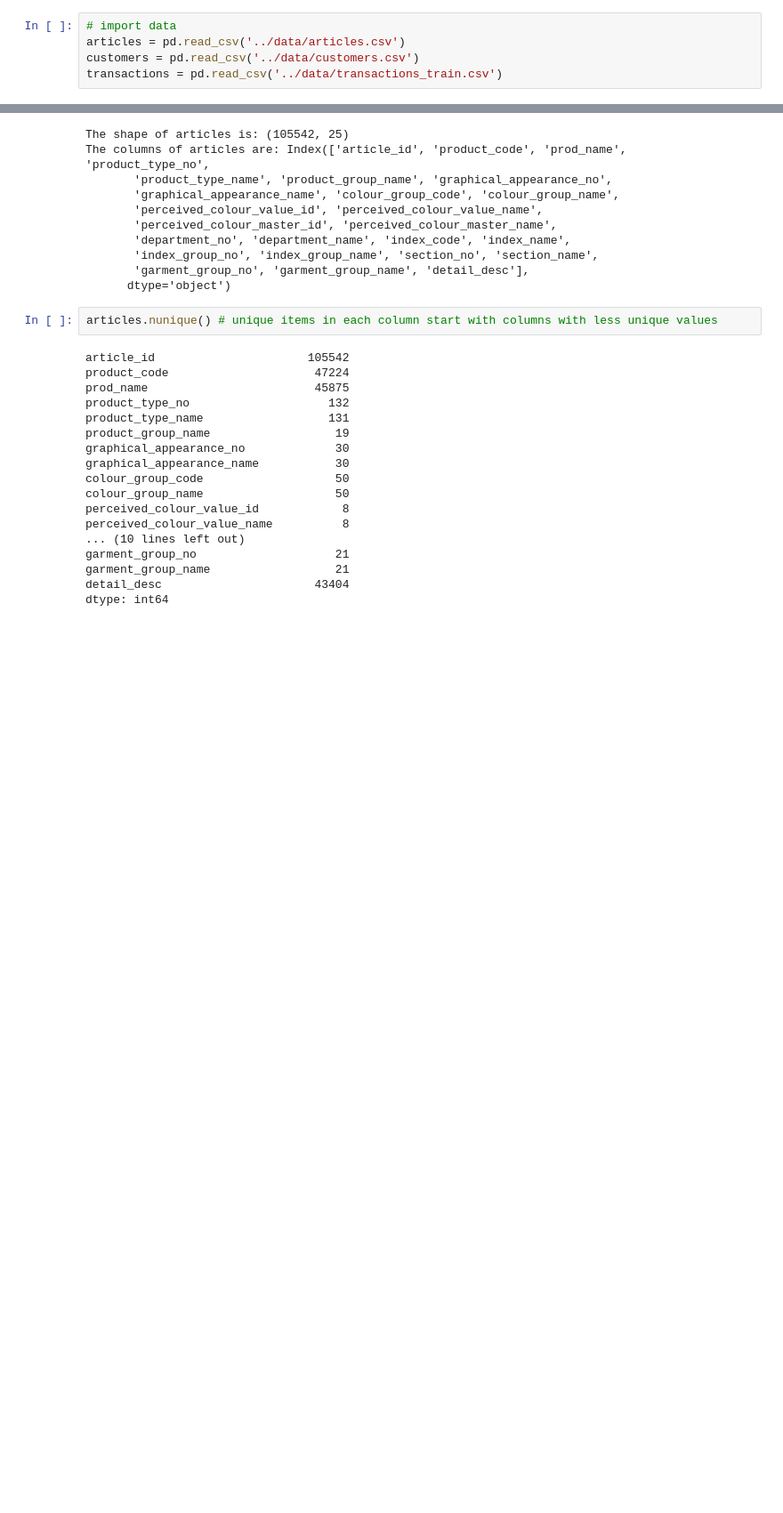
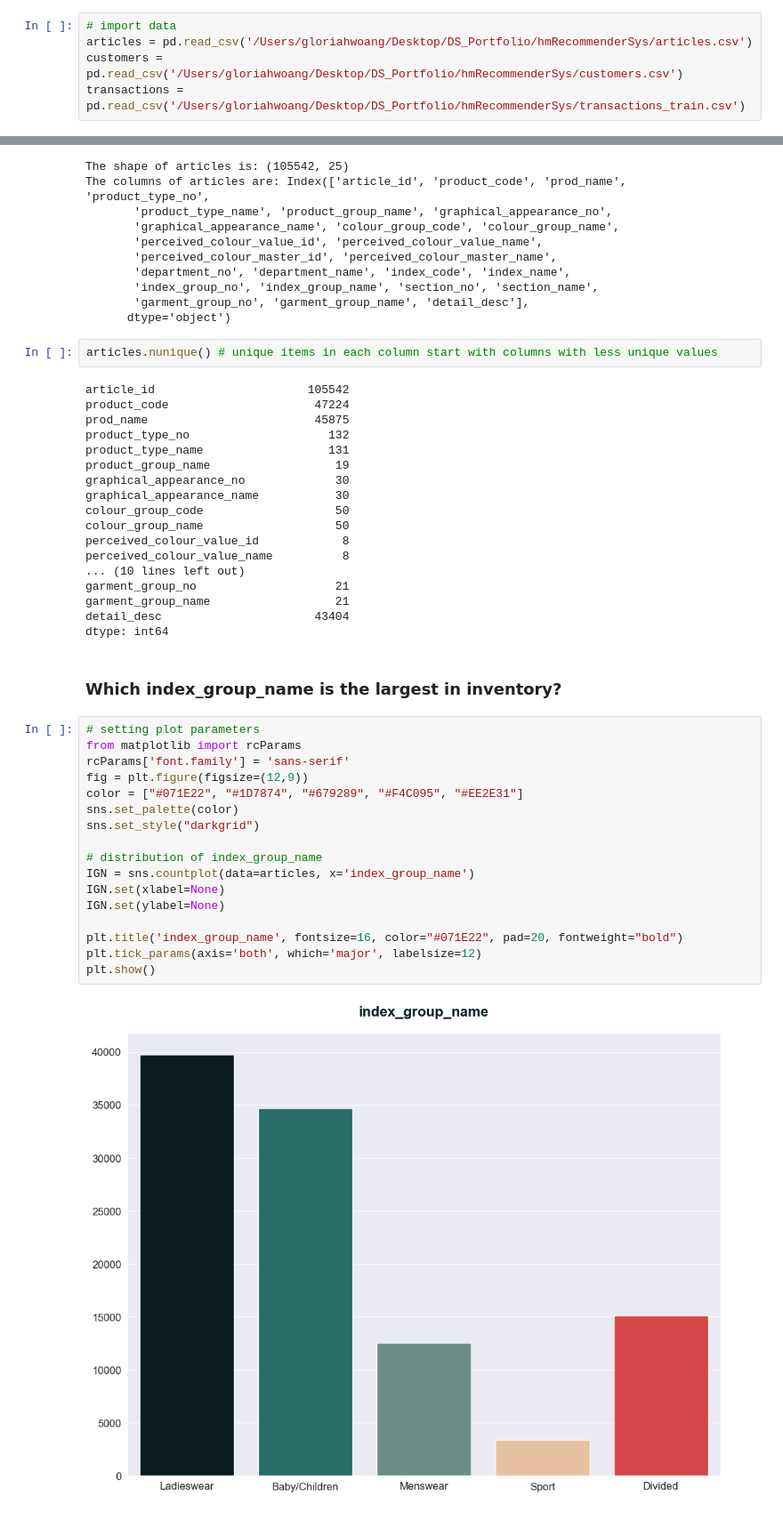
Before and after one commit to gloriahwoang/EcommerceRecSys, a Jupyter notebook: code/EDA.ipynb, the cells around one changed output, grey strips where cells are left out. Shown at 89% size. Drawn from its saved outputs; the diff is of its cells as text; blank space fills up the shorter version.

```diff
--- a/code/EDA.ipynb
+++ b/code/EDA.ipynb
@@ -6,8 +9,8 @@ import pandas as pd
 # %%
 # import data
-articles = pd.read_csv('../data/articles.csv')
-customers = pd.read_csv('../data/customers.csv')
-transactions = pd.read_csv('../data/transactions_train.csv')
+articles = pd.read_csv('/Users/gloriahwoang/Desktop/DS_Portfolio/hmRecommenderSys/articles.csv')
+customers = pd.read_csv('/Users/gloriahwoang/Desktop/DS_Portfolio/hmRecommenderSys/customers.csv')
+transactions = pd.read_csv('/Users/gloriahwoang/Desktop/DS_Portfolio/hmRecommenderSys/transactions_train.csv')
 # %%
 print(articles.shape)
 display(articles.head())
@@ -98,3 +101,24 @@ garment_group_no                    21
 garment_group_name                  21
 detail_desc                      43404
 dtype: int64
+# %% [markdown]
+### Which index_group_name is the largest in inventory?
+# %%
+# setting plot parameters
+from matplotlib import rcParams
+rcParams['font.family'] = 'sans-serif'
+fig = plt.figure(figsize=(12,9))
+color = ["#071E22", "#1D7874", "#679289", "#F4C095", "#EE2E31"]
+sns.set_palette(color)
+sns.set_style("darkgrid")
+
+# distribution of index_group_name
+IGN = sns.countplot(data=articles, x='index_group_name')
+IGN.set(xlabel=None)
+IGN.set(ylabel=None)
+
+plt.title('index_group_name', fontsize=16, color="#071E22", pad=20, fontweight="bold")
+plt.tick_params(axis='both', which='major', labelsize=12)
+plt.show()
+# %% [output]
+[figure, added]
```
Also changed, not shown: parts of 29 cells of this notebook, 7 other files.
